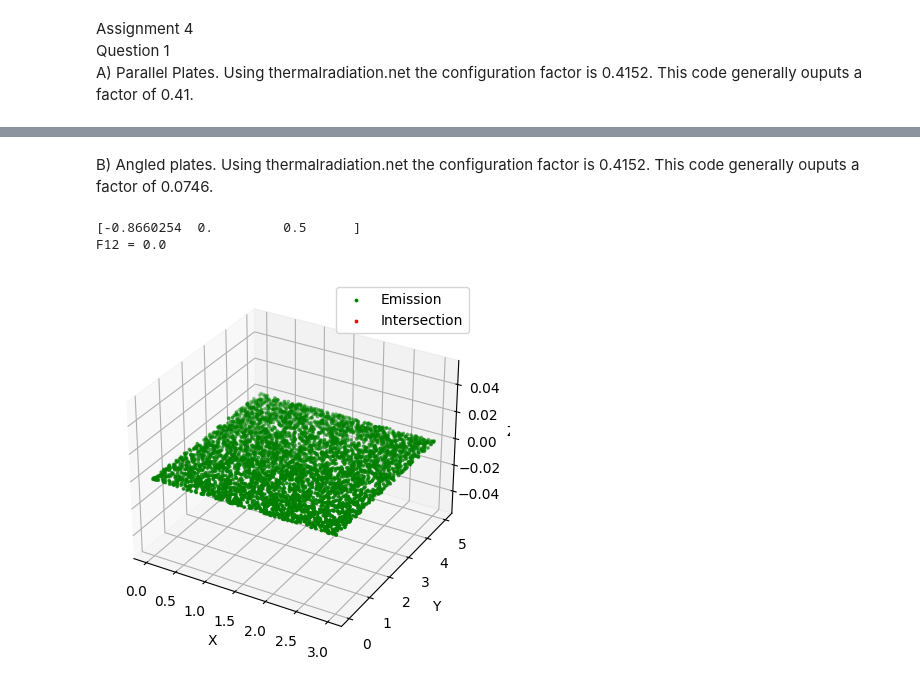
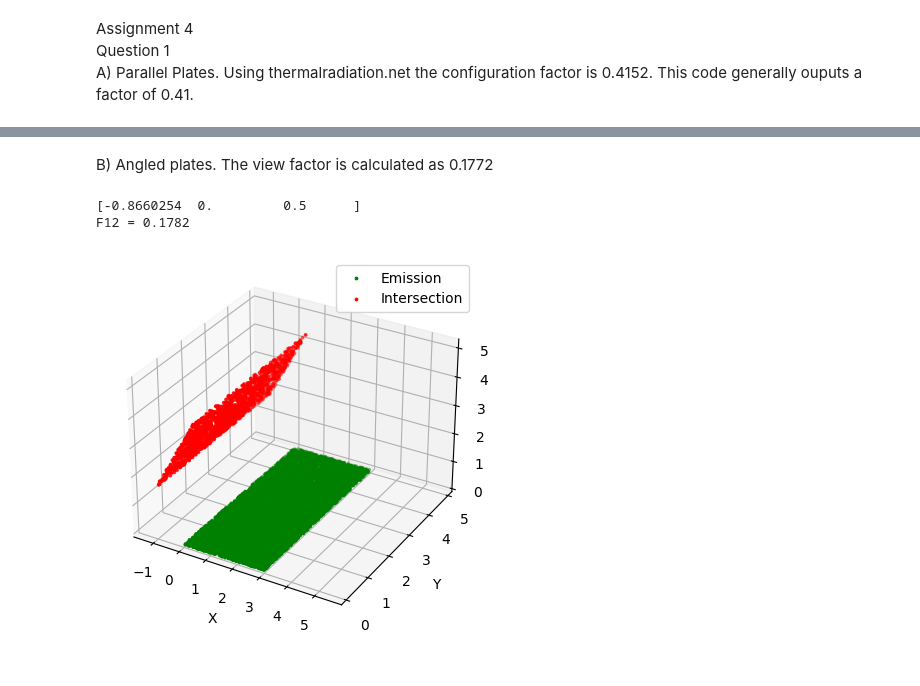
Before and after one commit to kirkwood5953/Fourth-Year, a Jupyter notebook: 410I/Assignment4.ipynb, the cells around one changed output, grey strips where cells are left out. Saved outputs shown, nothing was run; the diff lists cells and outputs as text; code cells hidden in the pictures.

```diff
--- a/410I/Assignment4.ipynb
+++ b/410I/Assignment4.ipynb
@@ -97,5 +97,5 @@ F12 = 0.4244
-# %% [markdown]
-B) Angled plates. Using thermalradiation.net the configuration factor is 0.4152. This code generally ouputs a factor of 0.0746.
+# %% [markdown]
+B) Angled plates. The view factor is calculated as 0.1772
 # %%
 # Angled Planes (acute angles only)----------------------
 # Define plane 1
@@ -103,16 +103,19 @@ lx1 = 3    #length in x dirn
 ly1 = 5    #length in y dirn
 lz1 = 0    #length in z dirn
 
-# Define Plane 2
+
+
+# # Define Plane 2
 ang = 60*np.pi/180  # angle separating planes
-p2 = np.array([0, 0, 0])  # Point on 2
+
+p2 = np.array([-2*np.cos(ang), 0, 2*np.sin(ang)])  # Point on 2
 n2 = np.array([-np.sin(ang), 0.0, np.cos(ang)])  # normal vector for 2
 print(n2)
-## range of x,y,z for surface 2
-r2 = np.array([[-2*np.cos(ang), -2*np.cos(ang)+3*np.cos(ang)], [0.0, 10.0], [2*np.sin(ang), 2*np.sin(ang)+ 3*np.sin(ang)]])
+# range of x,y,z for surface 2
+r2 = np.array([[-2.0*np.cos(ang), -2.0*np.cos(ang)+3*np.cos(ang)], [0.0, 5.0],
+               [2*np.sin(ang), 2*np.sin(ang)+ 3*np.sin(ang)]])
 
-#Emission Position
-nRay = int(5e3)     # Number of rays
+nRay = int(10e3)     # Number of rays
 ic = 0  # intialize intersection counter
 pf = 1  # plotting flag (=1 for plot)
 
@@ -159,34 +162,37 @@ for n in range(nRay):
 
 # Calculate view factor
 f12 = ic/nRay
 print('F12 = {:.4}'.format(f12))
 
 # Plotting
 if pf == 1:
-
     plt.close('all')
     plt.clf()
     fig1 = plt.figure(1)
     ax1 = plt.subplot(projection='3d')
     ax1.scatter(pVec[:,0], pVec[:,1], pVec[:,2],
                 s=3,color='g',marker='o')
     ax1.scatter(iVec[:,0], iVec[:,1], iVec[:,2],
                 s=3,color='r',marker='o')
 
     ax1.set_xlabel('X')
     ax1.set_ylabel('Y')
     ax1.set_zlabel('Z')
 
     ax1.legend(['Emission','Intersection'])
-    fig1.show()
+    ax1.set_xlim([-1.6,5.8])
+    ax1.set_ylim([-0.1,5.1])
+    ax1.set_zlim([0,5.2])
+
+    plt.show()
 
     # #      Uncomment to plot emitted rays
     # ax1.quiver(pVec[:,0], pVec[:,1], pVec[:,2],
     #       dVec[:,0], dVec[:,1], dVec[:,2],
     #       length = 0.5,
     #       arrow_length_ratio =0.1,
     #       lw=0.1, color='k')
 # %% [output]
 [-0.8660254  0.         0.5      ]
-F12 = 0.0
+F12 = 0.1782
-[figure, old version]
+[figure, new version]
```
Also changed, not shown: parts of 6 cells of this notebook, 1 other file.
